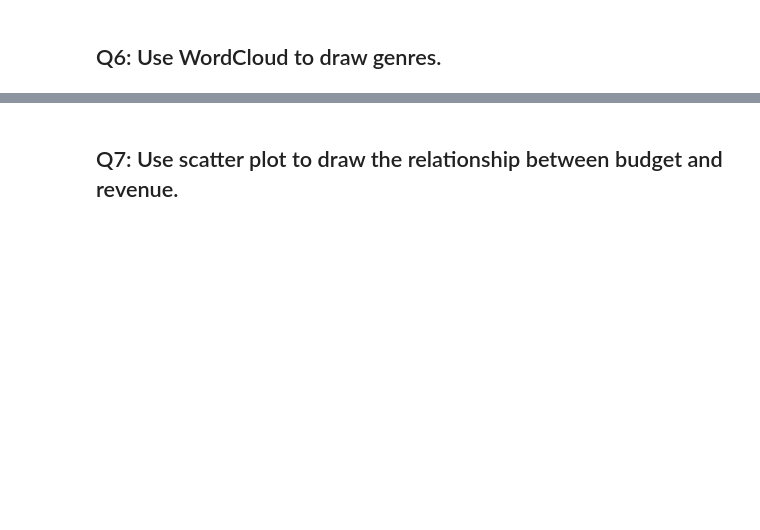
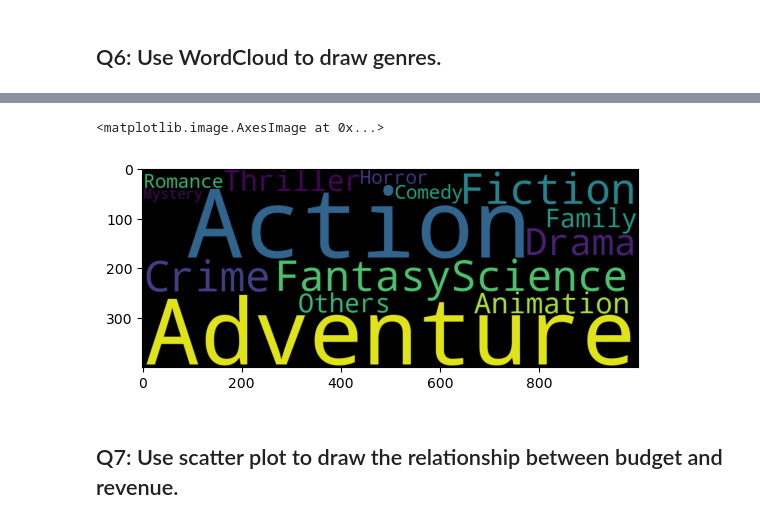
Before and after one commit to Tuwaiq-Data-Science-Bootcamp-V5/Plotly-Lab1, a Jupyter notebook: Plotly_Assignment.ipynb, the cells around one changed output, grey strips where cells are left out. Saved outputs shown, nothing was run; the diff lists cells and outputs as text; code cells hidden in the pictures; blank space fills up the shorter version.

```diff
--- a/Plotly_Assignment.ipynb
+++ b/Plotly_Assignment.ipynb
@@ -122,3 +160,11 @@ movies.head(3)
+# %%
+wordcloud = WordCloud(width=1000, height=400).generate('Action Adventure Fantasy\
+Science Fiction Crime Drama \
+Thriller Animation Family Others Comedy Romance Horror Mystery')
+plt.imshow(wordcloud)
+# %% [output]
+<matplotlib.image.AxesImage at 0x...>
+[figure, added]
 # %% [markdown]
 ## Q7: Use scatter plot to draw the relationship between budget and revenue.
 ![p3.png](attachment:p3.png)
```
Also changed, not shown: parts of 12 cells of this notebook, 2 other files.
